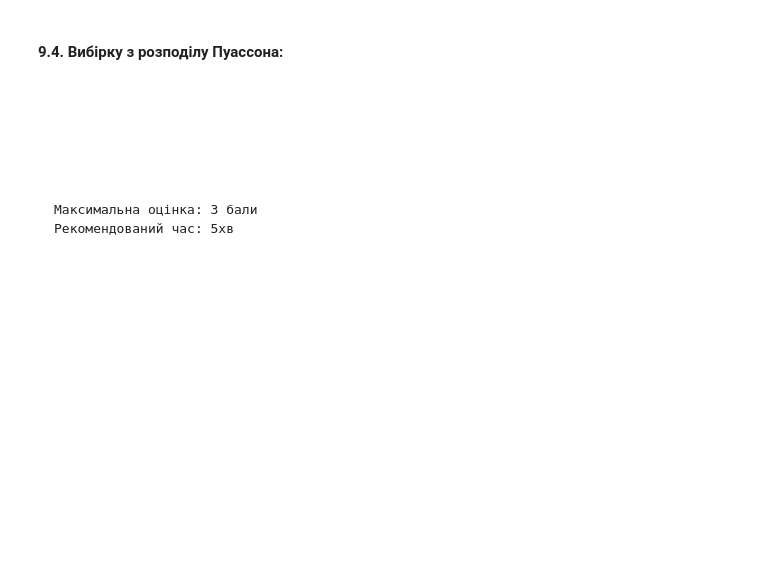
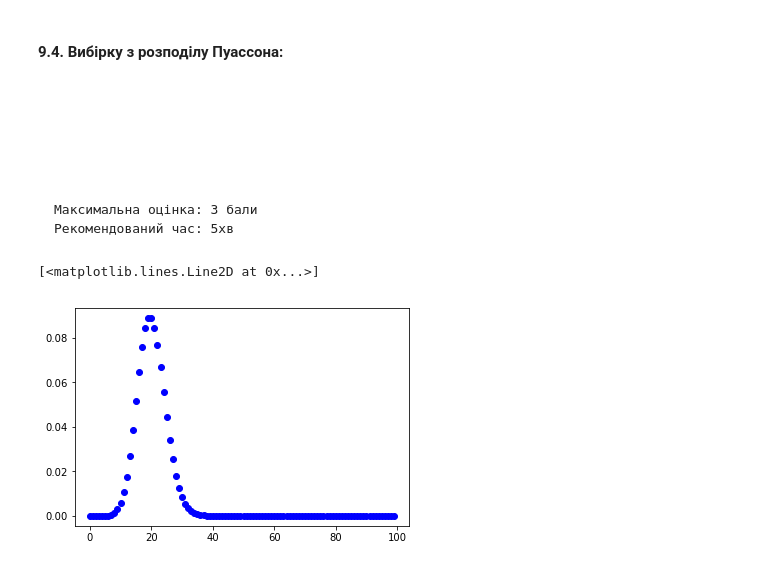
Before and after one commit to lluidesia/Liudmyla-Prysiazhna-DS100-Test-2_v2, a Jupyter notebook: DataRoot University DS100 Test #2_v1.ipynb, the cells around one changed output. Cells and saved outputs as stored; diff of their text form; code cells hidden in the pictures; blank space fills up the shorter version.

````diff
--- a/DataRoot University DS100 Test #2_v1.ipynb
+++ b/DataRoot University DS100 Test #2_v1.ipynb
@@ -616,3 +640,9 @@ Name: animal, dtype: object
 Максимальна оцінка: 3 бали
 Рекомендований час: 5хв
 ```
+# %%
+x = np.arange(0,100)
+plt.plot(x, sp.stats.poisson.pmf(x, 20), 'bo')
+# %% [output]
+[<matplotlib.lines.Line2D at 0x...>]
+[figure, added]
````
Also changed, not shown: parts of 3 cells of this notebook.
